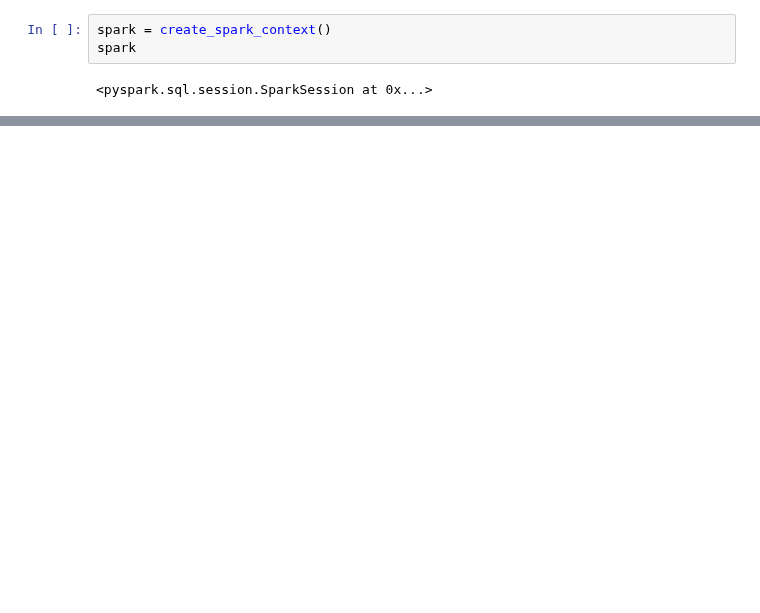
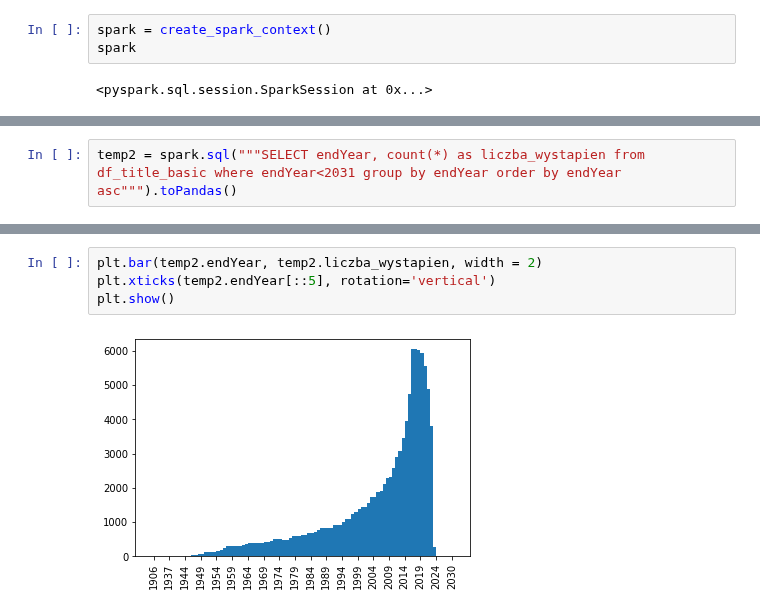
Before and after one commit to PiotrMaciejKowalski/BigData2022-actors, a Jupyter notebook: colabs/Wizualizacje_analiza.ipynb, the cells around one changed output, grey strips where cells are left out. Cells and saved outputs as stored; diff of their text form; blank space fills up the shorter version.

```diff
--- a/colabs/Wizualizacje_analiza.ipynb
+++ b/colabs/Wizualizacje_analiza.ipynb
@@ -124,0 +141,2 @@ Null_counter_table
+# %%
+temp2 = spark.sql("""SELECT endYear, count(*) as liczba_wystapien from df_title_basic where endYear<2031 group by endYear order by endYear asc""").toPandas()
@@ -124,0 +176,6 @@ Null_counter_table
+# %%
+plt.bar(temp2.endYear, temp2.liczba_wystapien, width = 2)
+plt.xticks(temp2.endYear[::5], rotation='vertical')
+plt.show()
+# %% [output]
+[figure, added]
```
Also changed, not shown: parts of 19 cells of this notebook.
